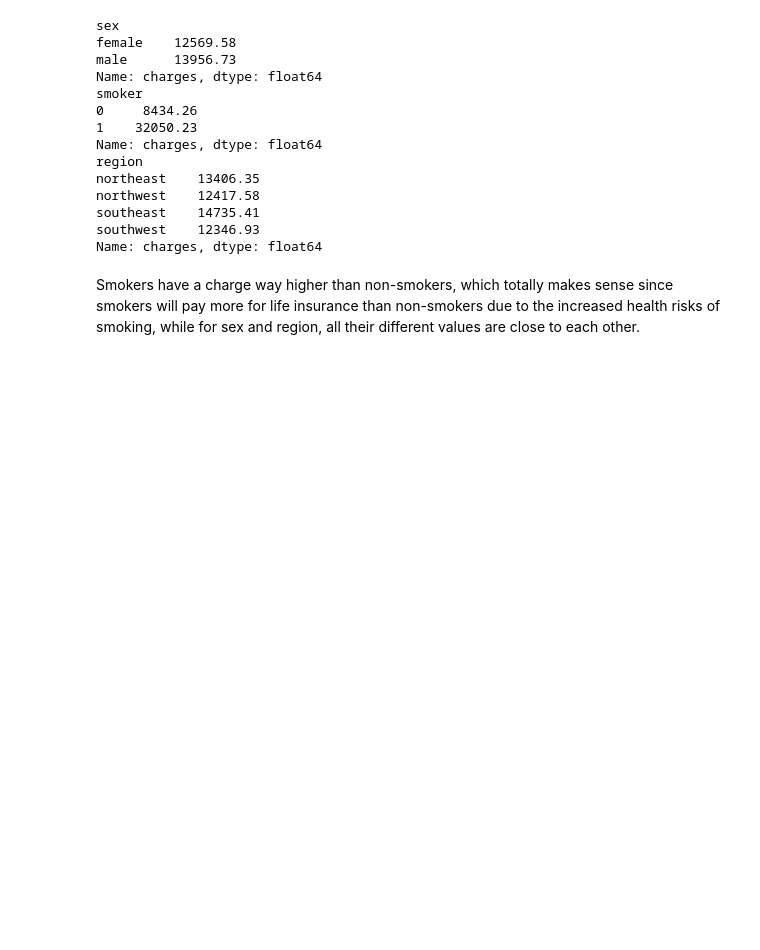
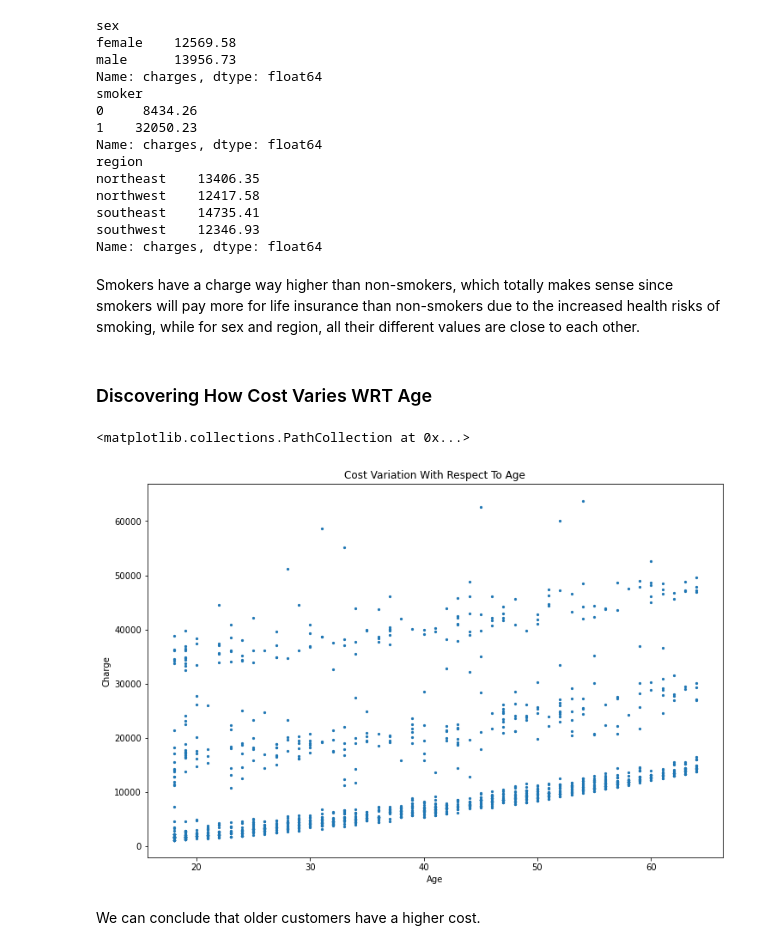
Before and after one commit to amjadalbaba/Health_Insurance_Cost_Predictor, a Jupyter notebook: EDA/eda.ipynb, the cells around one changed output. Cells and saved outputs as stored; diff of their text form; code cells hidden in the pictures; blank space fills up the shorter version.

```diff
--- a/EDA/eda.ipynb
+++ b/EDA/eda.ipynb
@@ -112,3 +107,22 @@ southwest    12346.93
 Name: charges, dtype: float64
 # %% [markdown]
 Smokers have a charge way higher than non-smokers, which totally makes sense since smokers will pay more for life insurance than non-smokers due to the increased health risks of smoking, while for sex and region, all their different values are close to each other.
+# %% [markdown]
+### Discovering How Cost Varies WRT Age
+# %%
+x = all_data["age"]
+y = all_data["charges"]
+
+plt.figure(figsize=(12,8))
+plt.title('Cost Variation With Respect To Age')
+plt.ylabel('Charge')
+plt.xlabel('Age')
+#plt.xticks(x,rotation='vertical')
+
+cost_wrt_age_fig = plt.scatter(x, y, s = 5)
+cost_wrt_age_fig
+# %% [output]
+<matplotlib.collections.PathCollection at 0x...>
+[figure, added]
+# %% [markdown]
+We can conclude that older customers have a higher cost.
```
Also changed, not shown: parts of 3 cells of this notebook.
